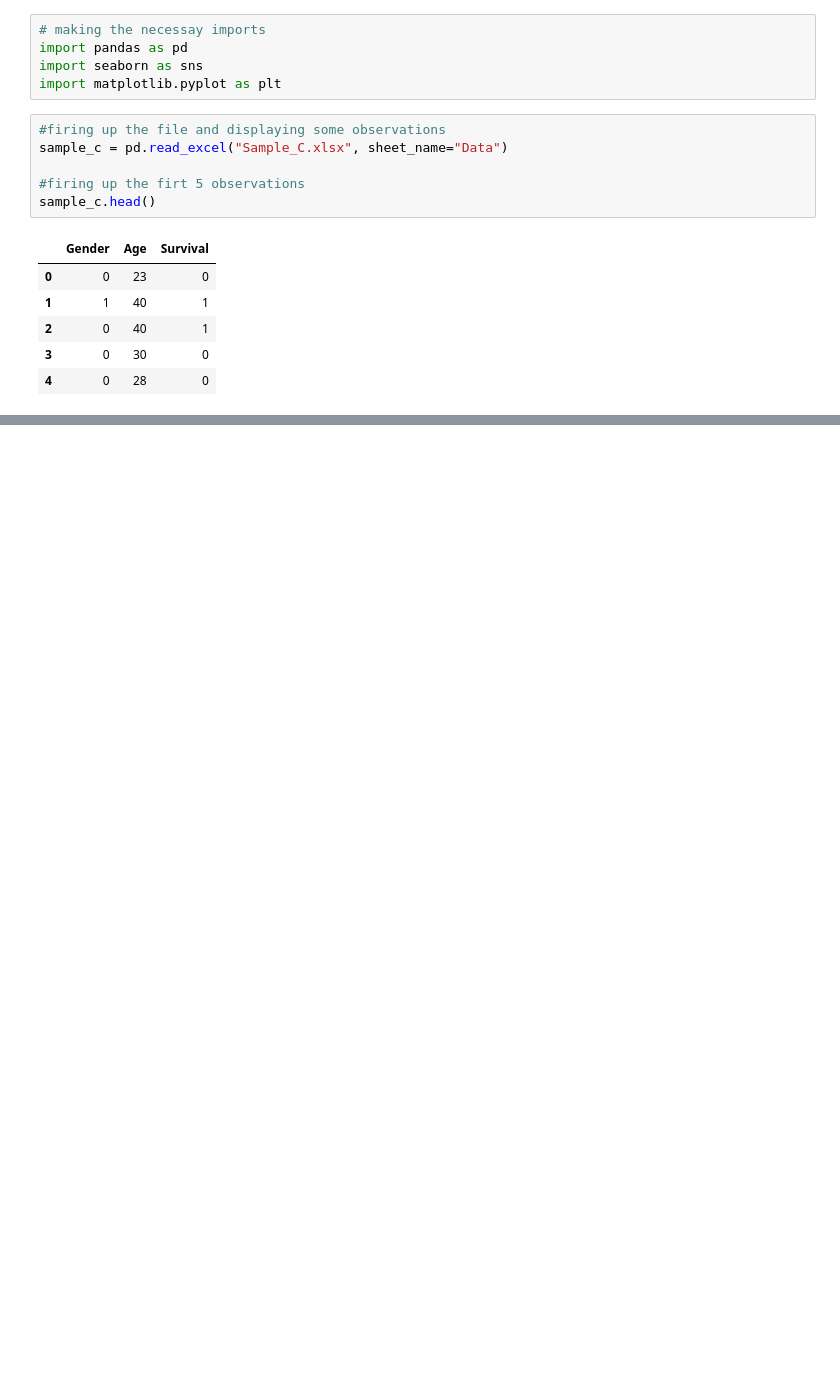
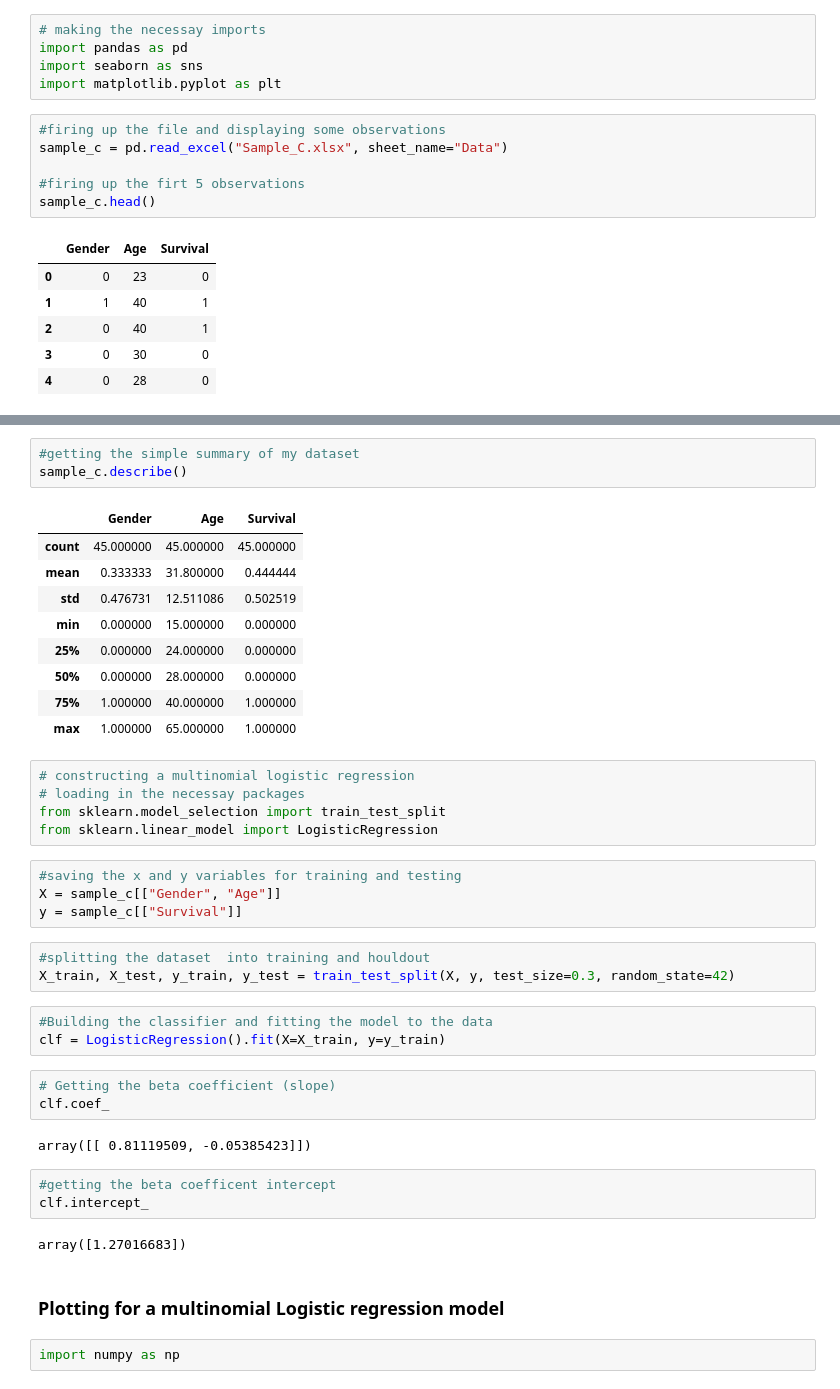
Before and after one commit to PrincelyKitilya/Linear-Regression-assumptions-tests, a Jupyter notebook: classification analysis/Logistic_Regression.ipynb, the cells around one changed output, grey strips where cells are left out. Cells and saved outputs as stored; diff of their text form; blank space fills up the shorter version.

```diff
--- a/classification analysis/Logistic_Regression.ipynb
+++ b/classification analysis/Logistic_Regression.ipynb
@@ -18,0 +27,42 @@ sample_c.head()
+# %%
+#getting the simple summary of my dataset
+sample_c.describe()
+# %% [output]
+|  | Gender | Age | Survival |
+| count | 45.000000 | 45.000000 | 45.000000 |
+| mean | 0.333333 | 31.800000 | 0.444444 |
+| std | 0.476731 | 12.511086 | 0.502519 |
+| min | 0.000000 | 15.000000 | 0.000000 |
+| 25% | 0.000000 | 24.000000 | 0.000000 |
+| 50% | 0.000000 | 28.000000 | 0.000000 |
+| 75% | 1.000000 | 40.000000 | 1.000000 |
+| max | 1.000000 | 65.000000 | 1.000000 |
+# %%
+# constructing a multinomial logistic regression
+# loading in the necessay packages
+from sklearn.model_selection import train_test_split
+from sklearn.linear_model import LogisticRegression
+# %%
+#saving the x and y variables for training and testing
+X = sample_c[["Gender", "Age"]]
+y = sample_c[["Survival"]]
+# %%
+#splitting the dataset  into training and houldout
+X_train, X_test, y_train, y_test = train_test_split(X, y, test_size=0.3, random_state=42)
+# %%
+#Building the classifier and fitting the model to the data
+clf = LogisticRegression().fit(X=X_train, y=y_train)
+# %%
+# Getting the beta coefficient (slope)
+clf.coef_
+# %% [output]
+array([[ 0.81119509, -0.05385423]])
+# %%
+#getting the beta coefficent intercept
+clf.intercept_
+# %% [output]
+array([1.27016683])
+# %% [markdown]
+### Plotting for a multinomial Logistic regression model
+# %%
+import numpy as np
```
Also changed, not shown: parts of 3 cells of this notebook.
